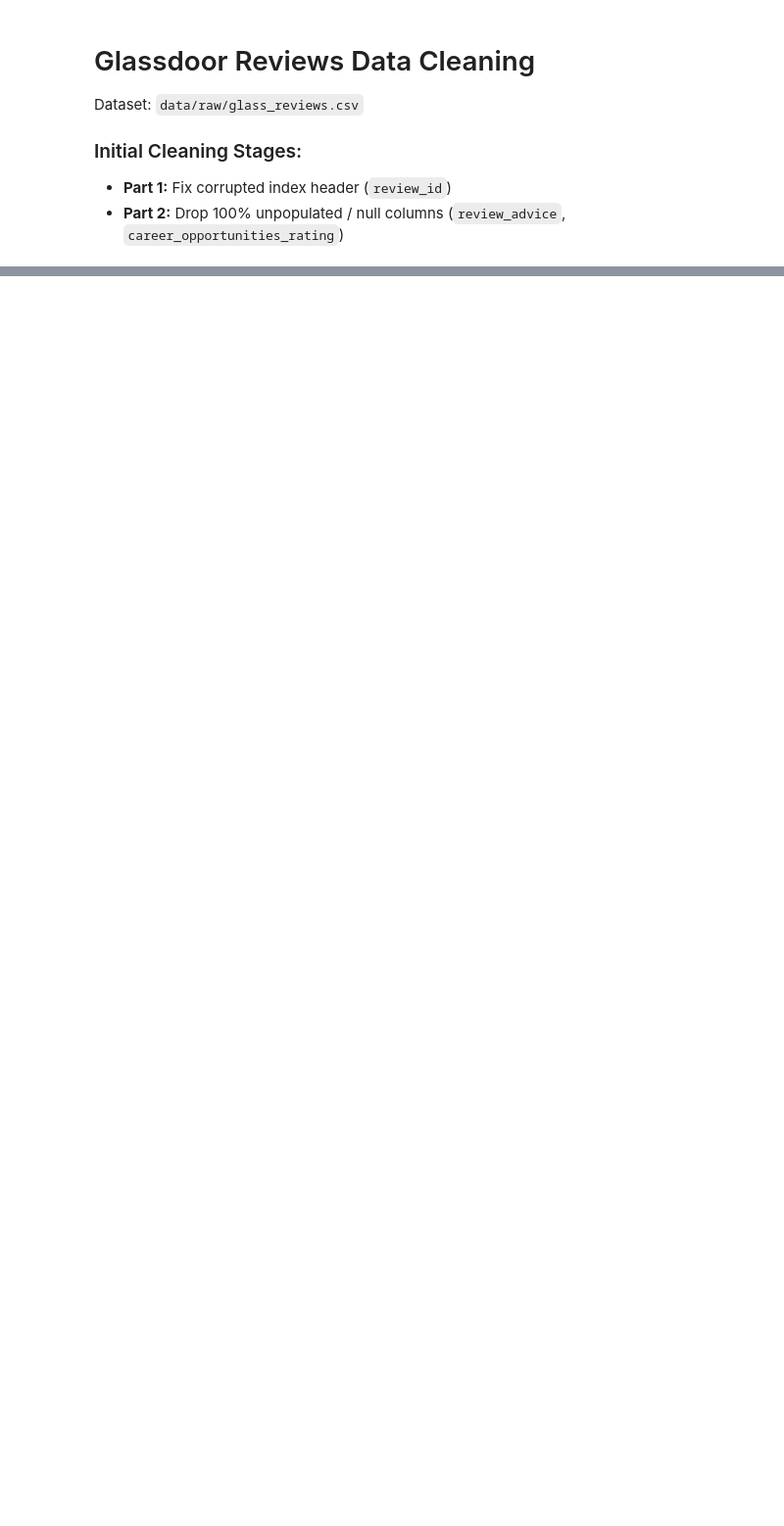
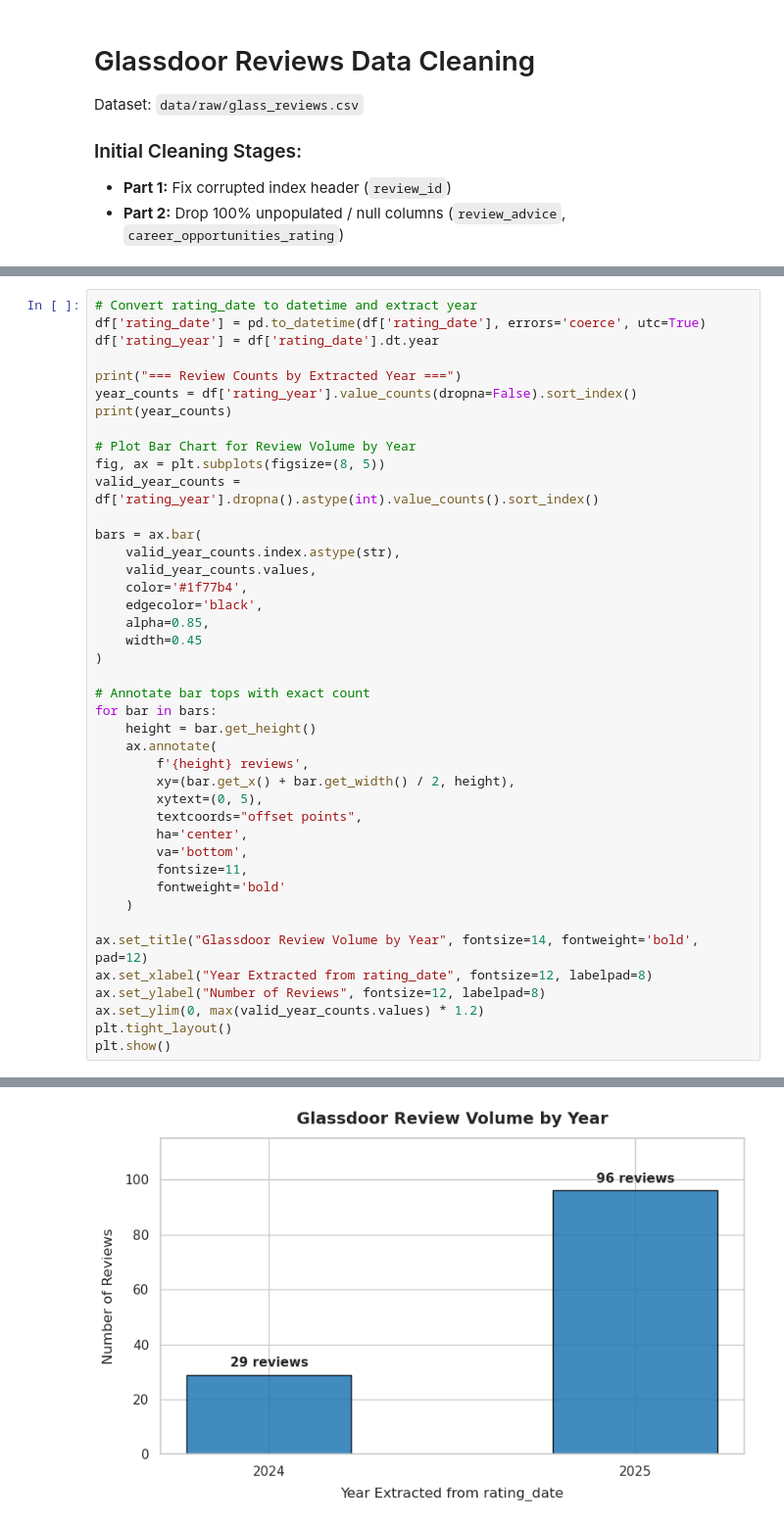
Before and after one commit to Joanachoong/Externship, a Jupyter notebook: src/notebook/glassdoor.ipynb, the cells around one changed output, grey strips where cells are left out. Shown at 98% size. Cells and saved outputs as stored; diff of their text form; blank space fills up the shorter version.

```diff
--- a/src/notebook/glassdoor.ipynb
+++ b/src/notebook/glassdoor.ipynb
@@ -44,0 +198,43 @@ df
+# %%
+# Convert rating_date to datetime and extract year
+df['rating_date'] = pd.to_datetime(df['rating_date'], errors='coerce', utc=True)
+df['rating_year'] = df['rating_date'].dt.year
+
+print("=== Review Counts by Extracted Year ===")
+year_counts = df['rating_year'].value_counts(dropna=False).sort_index()
+print(year_counts)
+
+# Plot Bar Chart for Review Volume by Year
+fig, ax = plt.subplots(figsize=(8, 5))
+valid_year_counts = df['rating_year'].dropna().astype(int).value_counts().sort_index()
+
+bars = ax.bar(
+    valid_year_counts.index.astype(str),
+    valid_year_counts.values,
+    color='#1f77b4',
+    edgecolor='black',
+    alpha=0.85,
+    width=0.45
+)
+
+# Annotate bar tops with exact count
+for bar in bars:
+    height = bar.get_height()
+    ax.annotate(
+        f'{height} reviews',
+        xy=(bar.get_x() + bar.get_width() / 2, height),
+        xytext=(0, 5),
+        textcoords="offset points",
+        ha='center',
+        va='bottom',
+        fontsize=11,
+        fontweight='bold'
+    )
+
+ax.set_title("Glassdoor Review Volume by Year", fontsize=14, fontweight='bold', pad=12)
+ax.set_xlabel("Year Extracted from rating_date", fontsize=12, labelpad=8)
+ax.set_ylabel("Number of Reviews", fontsize=12, labelpad=8)
+ax.set_ylim(0, max(valid_year_counts.values) * 1.2)
+plt.tight_layout()
+plt.show()
+# %% [output]
@@ -44,0 +247 @@ df
+[figure, added]
```
Also changed, not shown: parts of 8 cells of this notebook.
